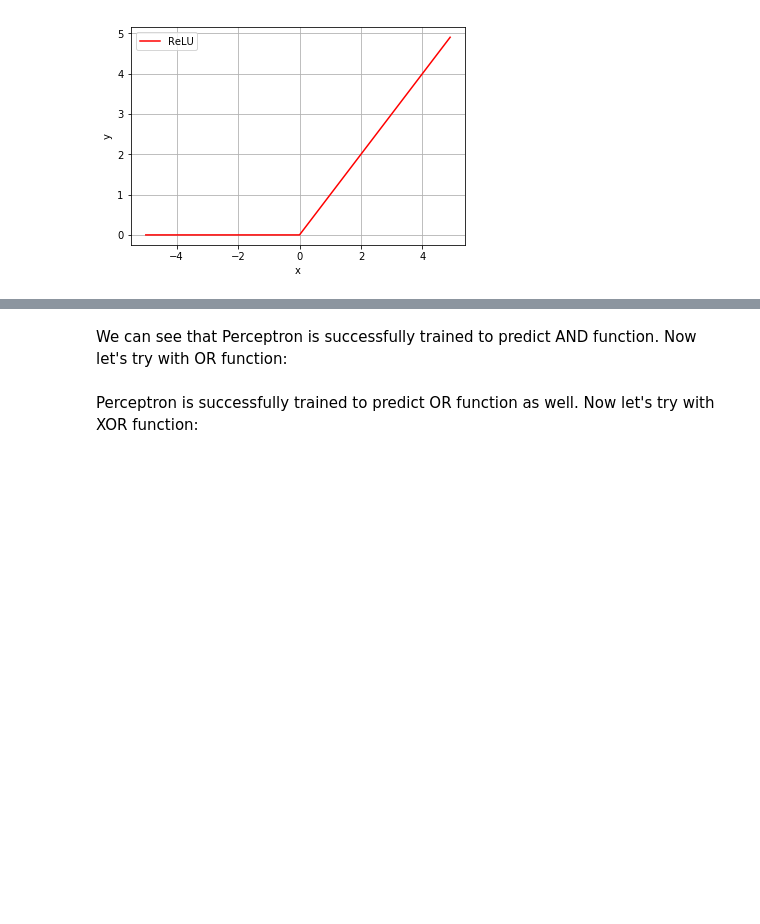
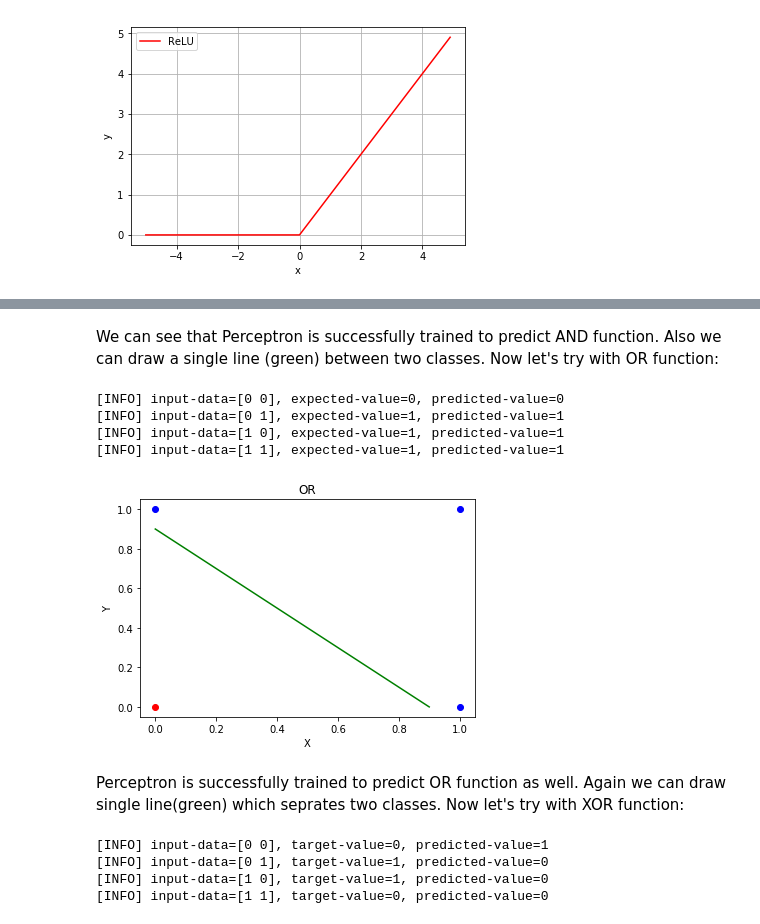
Before and after one commit to fractus-io/neural-networks-tutorial, a Jupyter notebook: NeuralNetworksBasics.ipynb, the cells around one changed output, grey strips where cells are left out. Cells and saved outputs as stored; diff of their text form; code cells hidden in the pictures; blank space fills up the shorter version.

```diff
--- a/NeuralNetworksBasics.ipynb
+++ b/NeuralNetworksBasics.ipynb
@@ -547,38 +597,60 @@ for (x, target) in zip(X, y):
 # %% [markdown]
-We can see that Perceptron is successfully trained to predict AND function. Now let's try with OR function:
+We can see that Perceptron is successfully trained to predict AND function. Also we can draw a single line (green) between two classes. Now let's try with OR function:
 # %%
 # define OR dataset
 X = np.array([[0, 0], [0, 1], [1, 0], [1, 1]])
 y = np.array([[0], [1], [1], [1]])
 
-# obtain perceptron
+# instantiate perceptron object
 p = Perceptron(X.shape[1], learning_rate=0.1)
 
-# train
+# train the perceptron
 p.fit(X, y, epochs=20)
 
-# now that our network is trained, loop over the data points
+# loop over input data
 for (x, target) in zip(X, y):
-    # make a prediction on the data point and display the result
-    # to our console
+
+    # predict
     pred = p.predict(np.atleast_2d(x))
-    print("[INFO] input-data={}, target-value={}, predicted-value={}".format(x, target[0], pred))
+    # print the results
+    print("[INFO] input-data={}, expected-value={}, predicted-value={}".format(x, target[0], pred))
+# %% [output]
+[INFO] input-data=[0 0], expected-value=0, predicted-value=0
+[INFO] input-data=[0 1], expected-value=1, predicted-value=1
+[INFO] input-data=[1 0], expected-value=1, predicted-value=1
+[INFO] input-data=[1 1], expected-value=1, predicted-value=1
+# %%
+plt.title("OR")
+plt.plot([0, 1, 1], [1, 1, 0], 'bo', )
+plt.plot([0], [0], 'ro', )
+plt.plot([0, 0.9], [0.9, 0],  label='Linear', color='g')
+plt.xlabel('X')
+plt.ylabel('Y')
+plt.show()
+# %% [output]
+[figure, added]
 # %% [markdown]
-Perceptron is successfully trained to predict OR function as well. Now let's try with XOR function:
+Perceptron is successfully trained to predict OR function as well. Again we can draw single line(green) which seprates two classes. Now let's try with XOR function:
 # %%
 # define XOR dataset
 X = np.array([[0, 0], [0, 1], [1, 0], [1, 1]])
 y = np.array([[0], [1], [1], [0]])
 
-# obtain perceptron
+# loop over input data
 p = Perceptron(X.shape[1], learning_rate=0.1)
 
-# train
-p.fit(X, y, epochs=20)
+# train the perceptron
+p.fit(X, y, epochs=200)
 
-# now that our network is trained, loop over the data points
+# loop over input data
 for (x, target) in zip(X, y):
-    # make a prediction on the data point and display the result
-    # to our console
+
+    # predict
     pred = p.predict(np.atleast_2d(x))
+    # print the results
     print("[INFO] input-data={}, target-value={}, predicted-value={}".format(x, target[0], pred))
+# %% [output]
+[INFO] input-data=[0 0], target-value=0, predicted-value=1
+[INFO] input-data=[0 1], target-value=1, predicted-value=0
+[INFO] input-data=[1 0], target-value=1, predicted-value=0
+[INFO] input-data=[1 1], target-value=0, predicted-value=0
```
Also changed, not shown: parts of 25 cells of this notebook, 6 other files.
